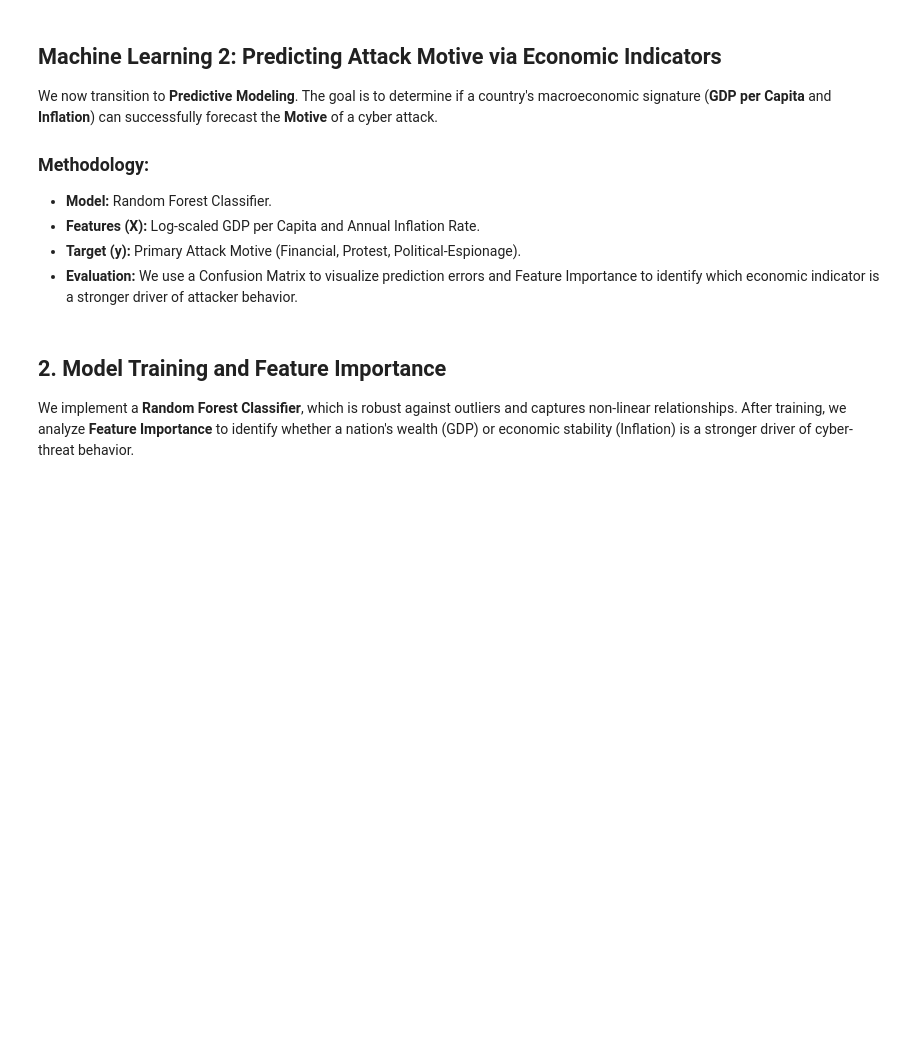
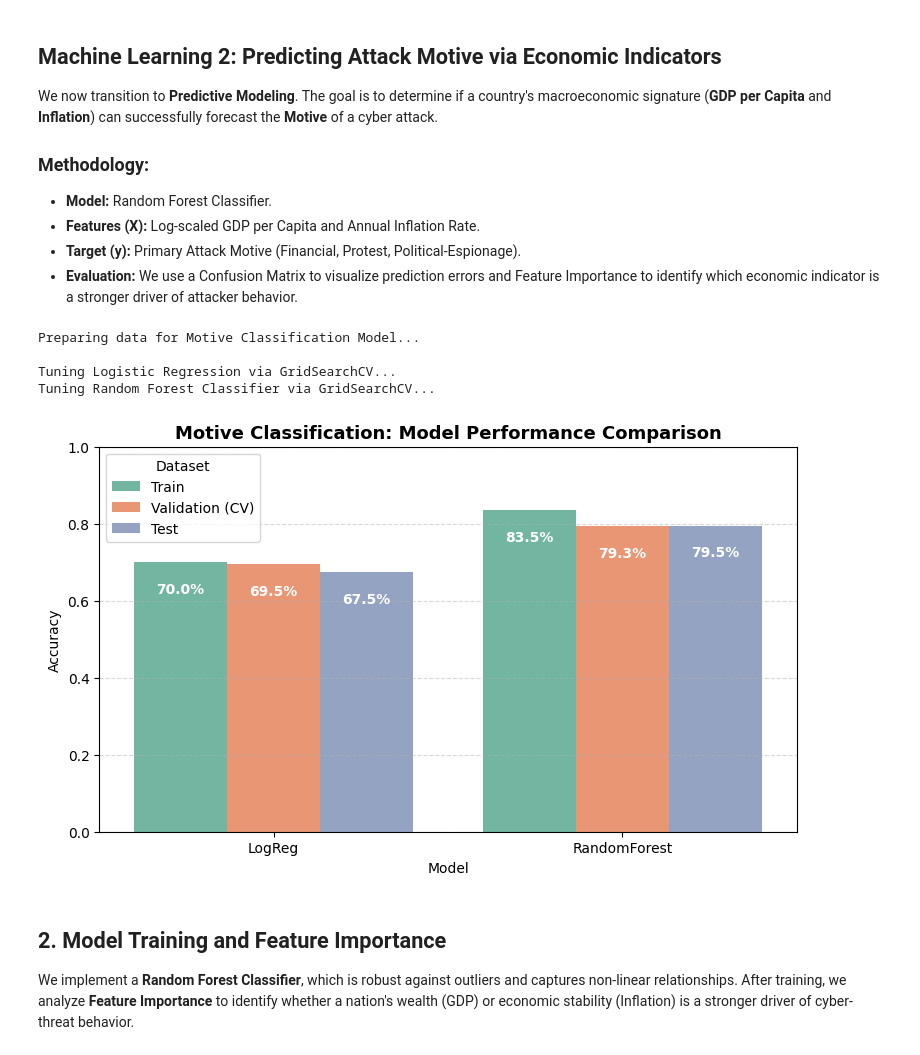
Before and after one commit to yusufkanik/DSA210-Term-Project, a Jupyter notebook: notebooks/ML.ipynb, the cells around one changed output. Saved outputs shown, nothing was run; the diff lists cells and outputs as text; code cells hidden in the pictures; blank space fills up the shorter version.

```diff
--- a/notebooks/ML.ipynb
+++ b/notebooks/ML.ipynb
@@ -178,26 +186,88 @@ We now transition to **Predictive Modeling**. The goal is to determine if a coun
 # %%
 import pandas as pd
 import numpy as np
 import matplotlib.pyplot as plt
 import seaborn as sns
-from sklearn.model_selection import train_test_split
+from sklearn.model_selection import train_test_split, GridSearchCV
+from sklearn.linear_model import LogisticRegression
 from sklearn.ensemble import RandomForestClassifier
 from sklearn.metrics import classification_report, accuracy_score, confusion_matrix
-from sklearn.preprocessing import LabelEncoder
+from sklearn.preprocessing import LabelEncoder, StandardScaler
 import os
 
-# Data Preprocessing: Filter for the top 3 motives to ensure a focused model
+print("Preparing data for Motive Classification Model...")
+
+# 1. Data Preprocessing & Target Selection
 target_motives = ['Financial', 'Protest', 'Political-Espionage']
 ml_df = df[df['motive'].isin(target_motives)].copy()
 ml_df = ml_df.dropna(subset=['gdp_per_capita', 'inflation_cpi', 'motive'])
 
-# Encoding categorical target labels into numerical values
+# Encoding categorical target labels
 le = LabelEncoder()
 y = le.fit_transform(ml_df['motive'])
 X = ml_df[['gdp_per_capita', 'inflation_cpi']]
 
 # Splitting data (80% training, 20% testing)
 X_train, X_test, y_train, y_test = train_test_split(X, y, test_size=0.20, random_state=42)
+
+# Feature Scaling (Scale macroeconomic indicators)
+scaler = StandardScaler()
+X_train_scaled = scaler.fit_transform(X_train)
+X_test_scaled = scaler.transform(X_test)
+
+# =================================================================
+# 2. HYPERPARAMETER TUNING & MODEL COMPARISON
+# =================================================================
+print("\nTuning Logistic Regression via GridSearchCV...")
+param_grid_lr = {'C': [0.01, 0.1, 1, 10]}
+grid_lr = GridSearchCV(LogisticRegression(max_iter=2000, class_weight='balanced', random_state=42),
+                       param_grid_lr, cv=5, return_train_score=True, scoring='accuracy')
+grid_lr.fit(X_train_scaled, y_train)
+best_lr = grid_lr.best_estimator_
+
+print("Tuning Random Forest Classifier via GridSearchCV...")
+param_grid_rf = {'max_depth':[10, None], 'n_estimators':[100, 200]}
+grid_rf = GridSearchCV(RandomForestClassifier(class_weight='balanced', random_state=42),
+                       param_grid_rf, cv=5, return_train_score=True, scoring='accuracy')
+grid_rf.fit(X_train_scaled, y_train)
+best_rf = grid_rf.best_estimator_
+
+# Ensure plot directory exists
+os.makedirs('../plots', exist_ok=True)
+
+# =================================================================
+# VISUALIZATION 1: Train vs Val vs Test Performance Comparison
+# =================================================================
+perf_data = {
+    'Model': ['LogReg', 'LogReg', 'LogReg', 'RandomForest', 'RandomForest', 'RandomForest'],
+    'Dataset': ['Train', 'Validation (CV)', 'Test', 'Train', 'Validation (CV)', 'Test'],
+    'Accuracy': [
+        accuracy_score(y_train, best_lr.predict(X_train_scaled)), grid_lr.best_score_, accuracy_score(y_test, best_lr.predict(X_test_scaled)),
+        accuracy_score(y_train, best_rf.predict(X_train_scaled)), grid_rf.best_score_, accuracy_score(y_test, best_rf.predict(X_test_scaled))
+    ]
+}
+
+plt.figure(figsize=(9, 5))
+sns.barplot(data=pd.DataFrame(perf_data), x='Model', y='Accuracy', hue='Dataset', palette='Set2')
+plt.title('Motive Classification: Model Performance Comparison', fontweight='bold', fontsize=13)
+plt.ylim(0, 1.0)
+plt.grid(axis='y', linestyle='--', alpha=0.5)
+
+# Annotate bars with percentages
+for p in plt.gca().patches:
+    if p.get_height() > 0:
+        plt.gca().annotate(f"{p.get_height():.1%}",
+                            (p.get_x() + p.get_width() / 2., p.get_height() - 0.07),
+                            ha='center', va='center', color='white', fontweight='bold')
+
+plt.savefig('../plots/ml2_motive_comparison.png', dpi=300, bbox_inches='tight')
+plt.show()
+# %% [output]
+Preparing data for Motive Classification Model...
+
+Tuning Logistic Regression via GridSearchCV...
+Tuning Random Forest Classifier via GridSearchCV...
+[figure, added]
 # %% [markdown]
 ## 2. Model Training and Feature Importance
 
```
Also changed, not shown: parts of 13 cells of this notebook, 10 other files.
